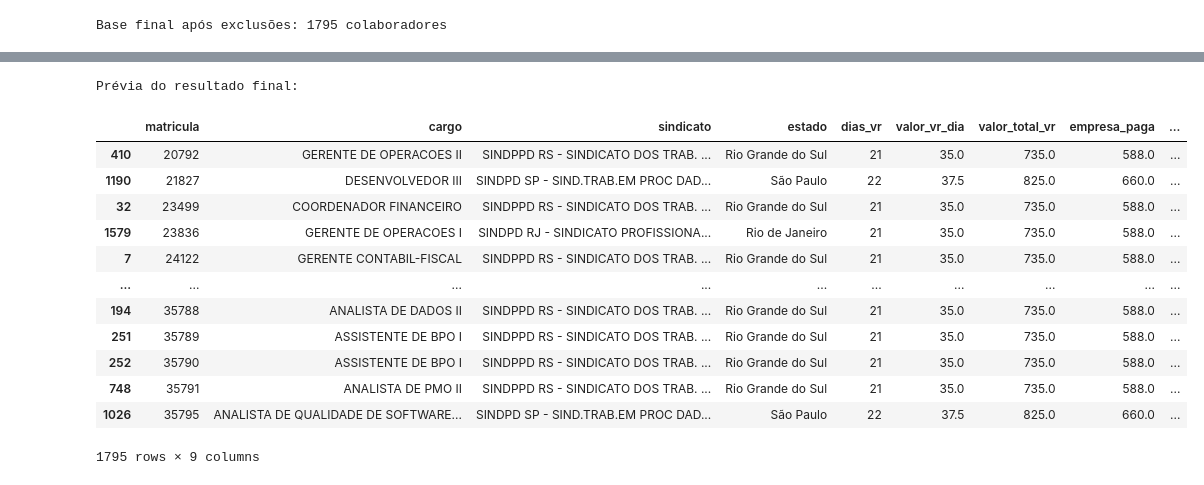
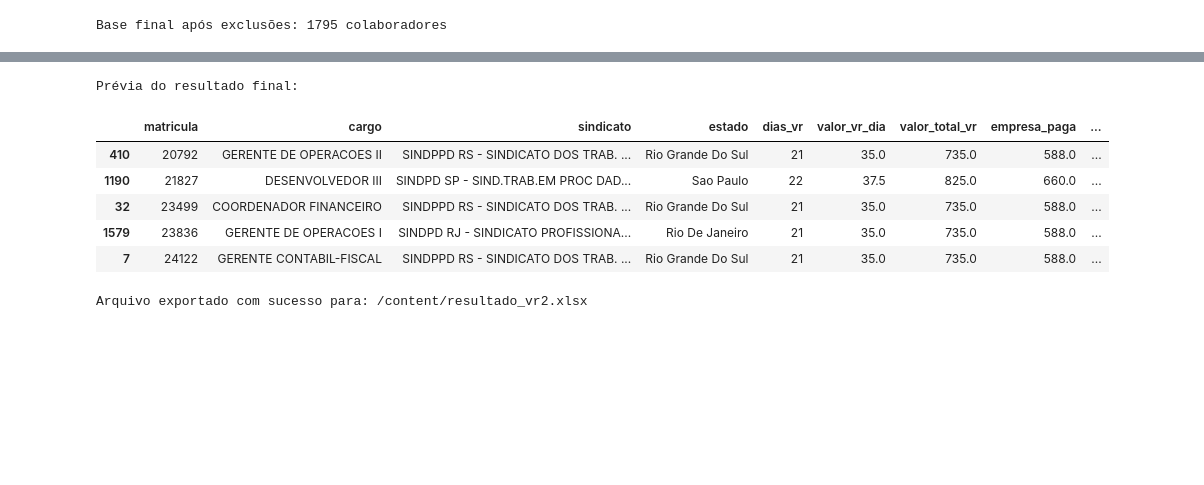
Before and after one commit to anamanuellar/iagents-jur, a Jupyter notebook: Desafio_4_VR_Agent_Colab.ipynb, the cells around one changed output, grey strips where cells are left out. Saved outputs shown, nothing was run; the diff lists cells and outputs as text; code cells hidden in the pictures; blank space fills up the shorter version.

```diff
--- a/Desafio_4_VR_Agent_Colab.ipynb
+++ b/Desafio_4_VR_Agent_Colab.ipynb
@@ -313,7 +328,7 @@ Base final após exclusões: 1795 colaboradores
 # Leitura já renomeando
 valor_vr_pp = pd.read_excel(
     "/content/automacao_vr/Base sindicato x valor.xlsx",
-    header=1
+    header=0
 )
 
 # Renomeia as colunas manualmente
@@ -322,6 +337,6 @@ valor_vr_pp.columns = ["estado", "valor_vr_dia"]
 # Remove linhas em branco
 valor_vr_pp = valor_vr_pp.dropna(subset=["estado", "valor_vr_dia"])
 
-valor_vr_pp.head()
+valor_vr_pp
 # %% [output]
 |  | estado | valor_vr_dia |
@@ -339,12 +370,7 @@ dias_uteis_pp
 # %%
-# ============================
-# ETAPA FINAL - CÁLCULO VR
-# ============================
-
-
-# --- 1️⃣ Padronização de colunas ---
+# --- 2️⃣ Padronização de colunas ---
 def padronizar_cols(df):
-    return df.rename(columns=lambda x: str(x).strip().lower())
+    return df.rename(columns=lambda x: str(x).strip())
 
 ativos_filtrado = padronizar_cols(ativos_filtrado)
 valor_vr_pp     = padronizar_cols(valor_vr_pp)
@@ -367,22 +396,13 @@ else:
 # %%
-# --- 3️⃣ Merge das bases ---
-# Merge dias úteis pelo sindicato
-base_calc = ativos_filtrado.merge(dias_uteis_pp, on="sindicato", how="left")
-
-# Lista todos os sindicatos únicos
-sindicatos_unicos = base_calc["sindicato"].dropna().unique()
-
-# Criar coluna 'estado' com base no sindicato
+# --- 5️⃣ Criar coluna 'estado' com mapeamento sindicato -> estado ---
 mapa_sindicato_estado = {
     "SINDPD RJ - SINDICATO PROFISSIONAIS DE PROC DADOS DO RIO DE JANEIRO": "Rio de Janeiro",
     "SINDPPD RS - SINDICATO DOS TRAB. EM PROC. DE DADOS RIO GRANDE DO SUL": "Rio Grande do Sul",
     "SINDPD SP - SIND.TRAB.EM PROC DADOS E EMPR.EMPRESAS PROC DADOS ESTADO DE SP.": "São Paulo",
-    "SITEPD PR - SIND DOS TRAB EM EMPR PRIVADAS DE PROC DE DADOS DE CURITIBA E REGIAO METROPOLITANA": "Paraná",
+    "SITEPD PR - SIND DOS TRAB EM EMPR PRIVADAS DE PROC DE DADOS DE CURITIBA E REGIAO METROPOLITANA": "Paraná"
 }
 base_calc["estado"] = base_calc["sindicato"].replace(mapa_sindicato_estado)
-
-# Aplica o mapeamento para criar a coluna 'estado'
-base_calc["estado"] = base_calc["sindicato"].map(mapa_sindicato_estado)
-
-# Merge valor VR pelo estado
-base_calc = base_calc.merge(valor_vr_pp, on="estado", how="left")
+# %%
+# --- 6️⃣ Padroniza estados nas duas tabelas ---
+valor_vr_pp["estado"] = valor_vr_pp["estado"].map(normalizar_estado)
+base_calc["estado"]   = base_calc["estado"].map(normalizar_estado)
@@ -401,29 +429,26 @@ base_calc["dias_vr"] = base_calc.apply(calcular_dias_proporcionais, axis=1)
 # %%
-# --- 5️⃣ Cálculo do VR ---
-base_calc["valor_total_vr"] = base_calc["dias_vr"] * base_calc["valor_vr_dia"]
-base_calc["empresa_paga"] = base_calc["valor_total_vr"] * 0.8
-base_calc["desconto_colaborador"] = base_calc["valor_total_vr"] * 0.2
-
-# --- 6️⃣ Resultado final organizado ---
+# --- 🔟 Resultado final ---
 resultado_vr = base_calc[
     ["matricula", "cargo", "sindicato", "estado", "dias_vr", "valor_vr_dia",
      "valor_total_vr", "empresa_paga", "desconto_colaborador"]
 ].sort_values(by="matricula")
 
 print("Prévia do resultado final:")
-resultado_vr
+resultado_vr.head()
 # %% [output]
 Prévia do resultado final:
 |  | matricula | cargo | sindicato | estado | dias_vr | valor_vr_dia | valor_total_vr | empresa_paga | ... |
-| 410 | 20792 | GERENTE DE OPERACOES II | SINDPPD RS - SINDICATO DOS TRAB. ... | Rio Grande do Sul | 21 | 35.0 | 735.0 | 588.0 | ... |
-| 1190 | 21827 | DESENVOLVEDOR III | SINDPD SP - SIND.TRAB.EM PROC DAD... | São Paulo | 22 | 37.5 | 825.0 | 660.0 | ... |
-| 32 | 23499 | COORDENADOR FINANCEIRO | SINDPPD RS - SINDICATO DOS TRAB. ... | Rio Grande do Sul | 21 | 35.0 | 735.0 | 588.0 | ... |
-| 1579 | 23836 | GERENTE DE OPERACOES I | SINDPD RJ - SINDICATO PROFISSIONA... | Rio de Janeiro | 21 | 35.0 | 735.0 | 588.0 | ... |
-| 7 | 24122 | GERENTE CONTABIL-FISCAL | SINDPPD RS - SINDICATO DOS TRAB. ... | Rio Grande do Sul | 21 | 35.0 | 735.0 | 588.0 | ... |
-| ... | ... | ... | ... | ... | ... | ... | ... | ... | ... |
-| 194 | 35788 | ANALISTA DE DADOS II | SINDPPD RS - SINDICATO DOS TRAB. ... | Rio Grande do Sul | 21 | 35.0 | 735.0 | 588.0 | ... |
-| 251 | 35789 | ASSISTENTE DE BPO I | SINDPPD RS - SINDICATO DOS TRAB. ... | Rio Grande do Sul | 21 | 35.0 | 735.0 | 588.0 | ... |
-| 252 | 35790 | ASSISTENTE DE BPO I | SINDPPD RS - SINDICATO DOS TRAB. ... | Rio Grande do Sul | 21 | 35.0 | 735.0 | 588.0 | ... |
-| 748 | 35791 | ANALISTA DE PMO II | SINDPPD RS - SINDICATO DOS TRAB. ... | Rio Grande do Sul | 21 | 35.0 | 735.0 | 588.0 | ... |
-| 1026 | 35795 | ANALISTA DE QUALIDADE DE SOFTWARE... | SINDPD SP - SIND.TRAB.EM PROC DAD... | São Paulo | 22 | 37.5 | 825.0 | 660.0 | ... |
+| 410 | 20792 | GERENTE DE OPERACOES II | SINDPPD RS - SINDICATO DOS TRAB. ... | Rio Grande Do Sul | 21 | 35.0 | 735.0 | 588.0 | ... |
+| 1190 | 21827 | DESENVOLVEDOR III | SINDPD SP - SIND.TRAB.EM PROC DAD... | Sao Paulo | 22 | 37.5 | 825.0 | 660.0 | ... |
+| 32 | 23499 | COORDENADOR FINANCEIRO | SINDPPD RS - SINDICATO DOS TRAB. ... | Rio Grande Do Sul | 21 | 35.0 | 735.0 | 588.0 | ... |
+| 1579 | 23836 | GERENTE DE OPERACOES I | SINDPD RJ - SINDICATO PROFISSIONA... | Rio De Janeiro | 21 | 35.0 | 735.0 | 588.0 | ... |
+| 7 | 24122 | GERENTE CONTABIL-FISCAL | SINDPPD RS - SINDICATO DOS TRAB. ... | Rio Grande Do Sul | 21 | 35.0 | 735.0 | 588.0 | ... |
-1795 rows × 9 columns
+# %%
+# --- 📤 Exportar resultado final ---
+caminho_arquivo = "/content/resultado_vr2.xlsx"  # ajuste o caminho se precisar
+
+resultado_vr.to_excel(caminho_arquivo, index=False)
+
+print(f"Arquivo exportado com sucesso para: {caminho_arquivo}")
+# %% [output]
+Arquivo exportado com sucesso para: /content/resultado_vr2.xlsx
```
Also changed, not shown: parts of 10 cells of this notebook.
